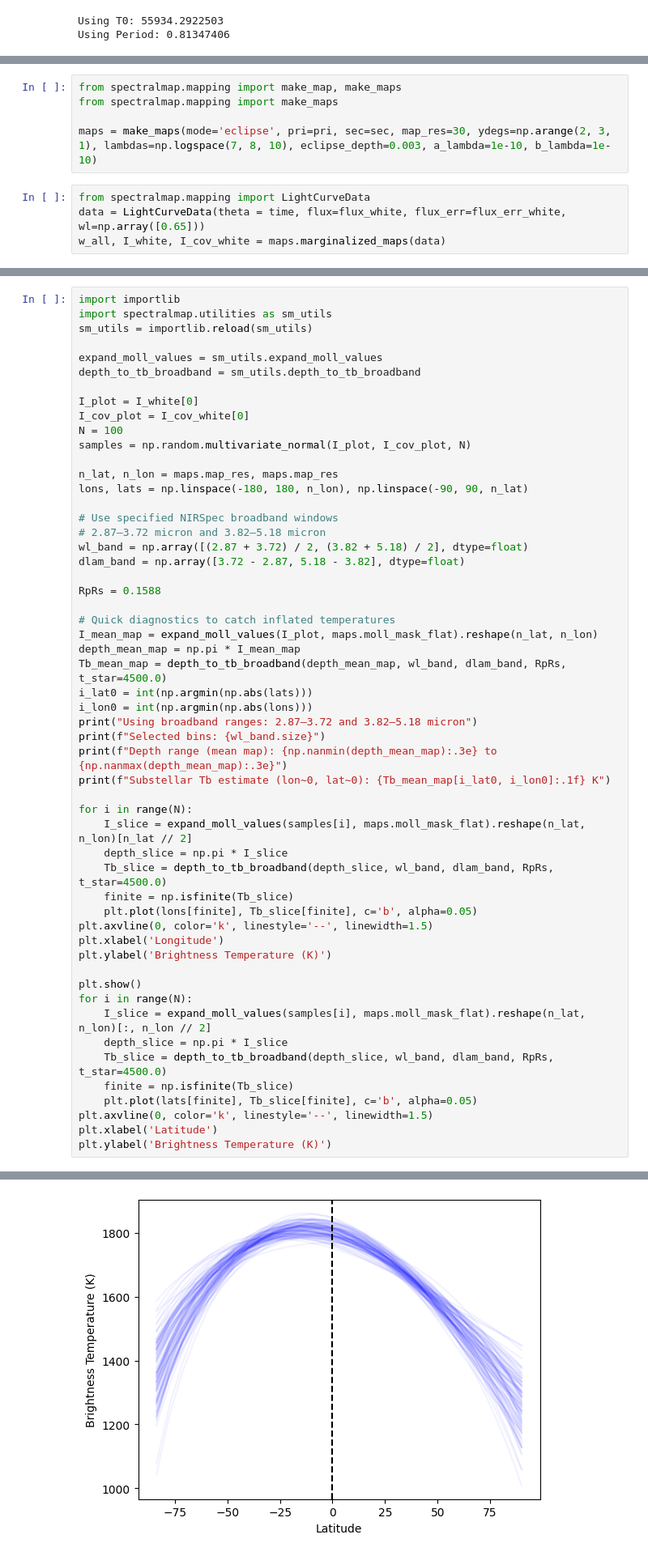
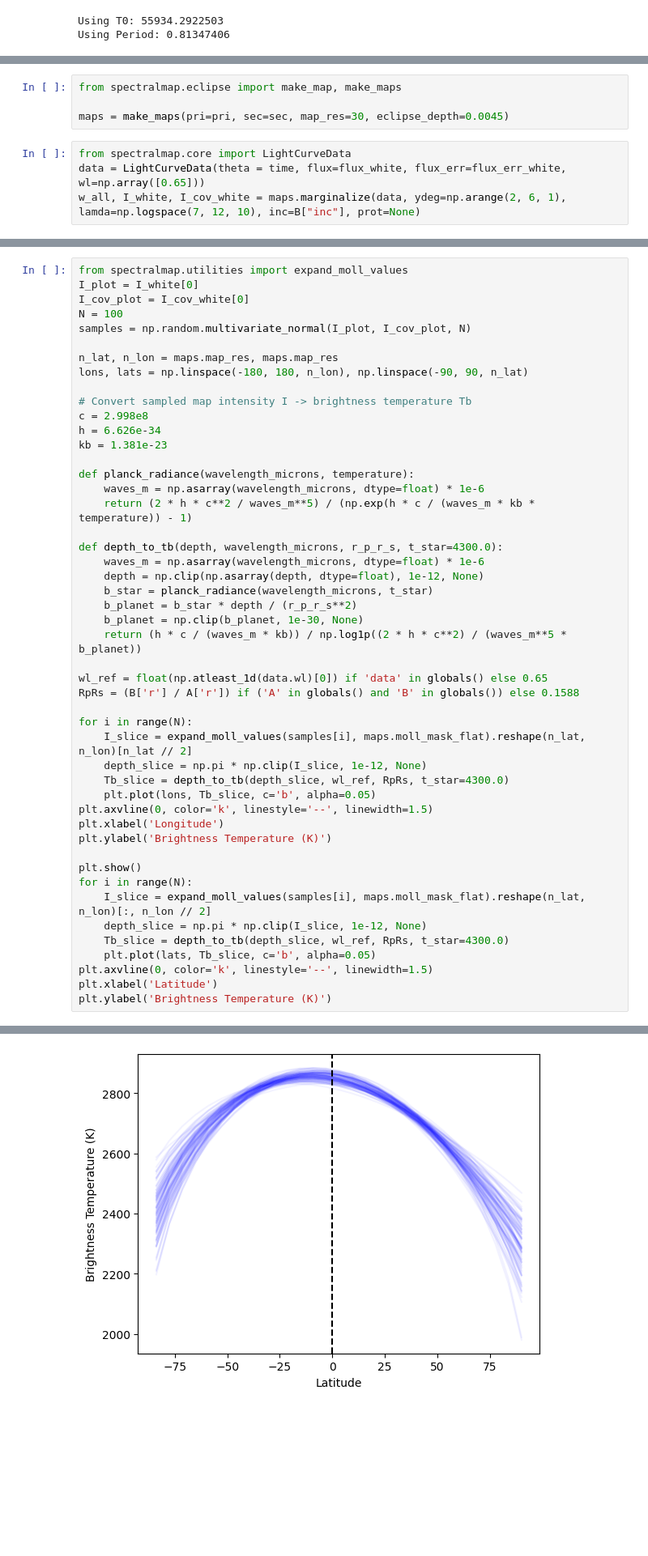
Before and after one commit to w-ruizhe/spectralmap, a Jupyter notebook: docs/source/tutorials/WASP43b_NIRSpec.ipynb, the cells around one changed output, grey strips where cells are left out. Shown at 81% size. Cells and saved outputs as stored; diff of their text form; blank space fills up the shorter version.

```diff
--- a/docs/source/tutorials/WASP43b_NIRSpec.ipynb
+++ b/docs/source/tutorials/WASP43b_NIRSpec.ipynb
@@ -111,10 +138,9 @@ sec = starry.Secondary(
 # %%
-from spectralmap.mapping import make_map, make_maps
-from spectralmap.mapping import make_maps
+from spectralmap.eclipse import make_map, make_maps
 
-maps = make_maps(mode='eclipse', pri=pri, sec=sec, map_res=30, ydegs=np.arange(2, 3, 1), lambdas=np.logspace(7, 8, 10), eclipse_depth=0.003, a_lambda=1e-10, b_lambda=1e-10)
+maps = make_maps(pri=pri, sec=sec, map_res=30, eclipse_depth=0.0045)
 # %%
-from spectralmap.mapping import LightCurveData
+from spectralmap.core import LightCurveData
 data = LightCurveData(theta = time, flux=flux_white, flux_err=flux_err_white, wl=np.array([0.65]))
-w_all, I_white, I_cov_white = maps.marginalized_maps(data)
+w_all, I_white, I_cov_white = maps.marginalize(data, ydeg=np.arange(2, 6, 1), lamda=np.logspace(7, 12, 10), inc=B["inc"], prot=None)
 # %% [output]
@@ -132,11 +158,5 @@ Best-evidence wavelength counts by ydeg: ydeg=2: 1
 # %%
-import importlib
-import spectralmap.utilities as sm_utils
-sm_utils = importlib.reload(sm_utils)
-
-expand_moll_values = sm_utils.expand_moll_values
-depth_to_tb_broadband = sm_utils.depth_to_tb_broadband
-
+from spectralmap.utilities import expand_moll_values
 I_plot = I_white[0]
 I_cov_plot = I_cov_white[0]
 N = 100
@@ -145,30 +165,31 @@ samples = np.random.multivariate_normal(I_plot, I_cov_plot, N)
 n_lat, n_lon = maps.map_res, maps.map_res
 lons, lats = np.linspace(-180, 180, n_lon), np.linspace(-90, 90, n_lat)
 
-# Use specified NIRSpec broadband windows
-# 2.87–3.72 micron and 3.82–5.18 micron
-wl_band = np.array([(2.87 + 3.72) / 2, (3.82 + 5.18) / 2], dtype=float)
-dlam_band = np.array([3.72 - 2.87, 5.18 - 3.82], dtype=float)
+# Convert sampled map intensity I -> brightness temperature Tb
+c = 2.998e8
+h = 6.626e-34
+kb = 1.381e-23
 
-RpRs = 0.1588
+def planck_radiance(wavelength_microns, temperature):
+    waves_m = np.asarray(wavelength_microns, dtype=float) * 1e-6
+    return (2 * h * c**2 / waves_m**5) / (np.exp(h * c / (waves_m * kb * temperature)) - 1)
 
-# Quick diagnostics to catch inflated temperatures
-I_mean_map = expand_moll_values(I_plot, maps.moll_mask_flat).reshape(n_lat, n_lon)
-depth_mean_map = np.pi * I_mean_map
-Tb_mean_map = depth_to_tb_broadband(depth_mean_map, wl_band, dlam_band, RpRs, t_star=4500.0)
-i_lat0 = int(np.argmin(np.abs(lats)))
-i_lon0 = int(np.argmin(np.abs(lons)))
-print("Using broadband ranges: 2.87–3.72 and 3.82–5.18 micron")
-print(f"Selected bins: {wl_band.size}")
-print(f"Depth range (mean map): {np.nanmin(depth_mean_map):.3e} to {np.nanmax(depth_mean_map):.3e}")
-print(f"Substellar Tb estimate (lon~0, lat~0): {Tb_mean_map[i_lat0, i_lon0]:.1f} K")
+def depth_to_tb(depth, wavelength_microns, r_p_r_s, t_star=4300.0):
+    waves_m = np.asarray(wavelength_microns, dtype=float) * 1e-6
+    depth = np.clip(np.asarray(depth, dtype=float), 1e-12, None)
+    b_star = planck_radiance(wavelength_microns, t_star)
+    b_planet = b_star * depth / (r_p_r_s**2)
+    b_planet = np.clip(b_planet, 1e-30, None)
+    return (h * c / (waves_m * kb)) / np.log1p((2 * h * c**2) / (waves_m**5 * b_planet))
+
+wl_ref = float(np.atleast_1d(data.wl)[0]) if 'data' in globals() else 0.65
+RpRs = (B['r'] / A['r']) if ('A' in globals() and 'B' in globals()) else 0.1588
 
 for i in range(N):
     I_slice = expand_moll_values(samples[i], maps.moll_mask_flat).reshape(n_lat, n_lon)[n_lat // 2]
-    depth_slice = np.pi * I_slice
-    Tb_slice = depth_to_tb_broadband(depth_slice, wl_band, dlam_band, RpRs, t_star=4500.0)
-    finite = np.isfinite(Tb_slice)
-    plt.plot(lons[finite], Tb_slice[finite], c='b', alpha=0.05)
+    depth_slice = np.pi * np.clip(I_slice, 1e-12, None)
+    Tb_slice = depth_to_tb(depth_slice, wl_ref, RpRs, t_star=4300.0)
+    plt.plot(lons, Tb_slice, c='b', alpha=0.05)
 plt.axvline(0, color='k', linestyle='--', linewidth=1.5)
 plt.xlabel('Longitude')
 plt.ylabel('Brightness Temperature (K)')
@@ -176,10 +197,9 @@ plt.ylabel('Brightness Temperature (K)')
 plt.show()
 for i in range(N):
     I_slice = expand_moll_values(samples[i], maps.moll_mask_flat).reshape(n_lat, n_lon)[:, n_lon // 2]
-    depth_slice = np.pi * I_slice
-    Tb_slice = depth_to_tb_broadband(depth_slice, wl_band, dlam_band, RpRs, t_star=4500.0)
-    finite = np.isfinite(Tb_slice)
-    plt.plot(lats[finite], Tb_slice[finite], c='b', alpha=0.05)
+    depth_slice = np.pi * np.clip(I_slice, 1e-12, None)
+    Tb_slice = depth_to_tb(depth_slice, wl_ref, RpRs, t_star=4300.0)
+    plt.plot(lats, Tb_slice, c='b', alpha=0.05)
 plt.axvline(0, color='k', linestyle='--', linewidth=1.5)
 plt.xlabel('Latitude')
 plt.ylabel('Brightness Temperature (K)')
@@ -193 +209 @@ Text(0, 0.5, 'Brightness Temperature (K)')
-[figure, old version]
+[figure, new version]
```
Also changed, not shown: parts of 18 cells of this notebook, 35 other files.
